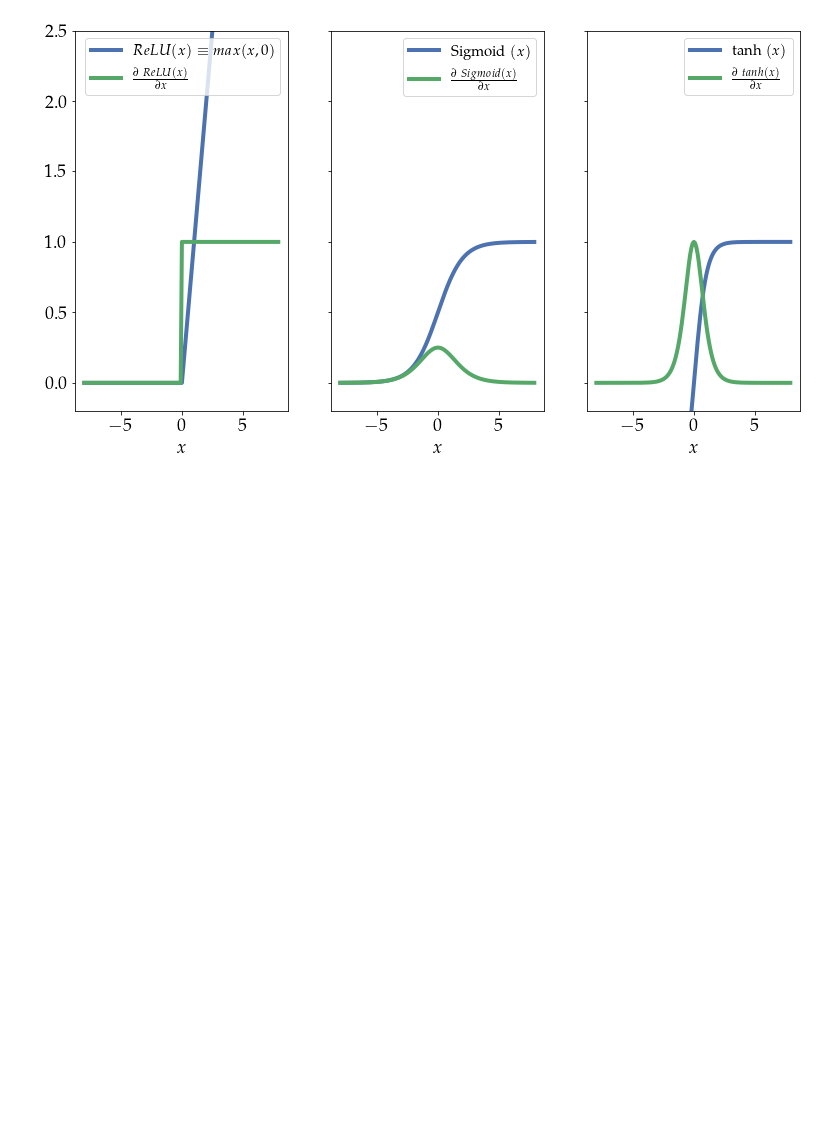
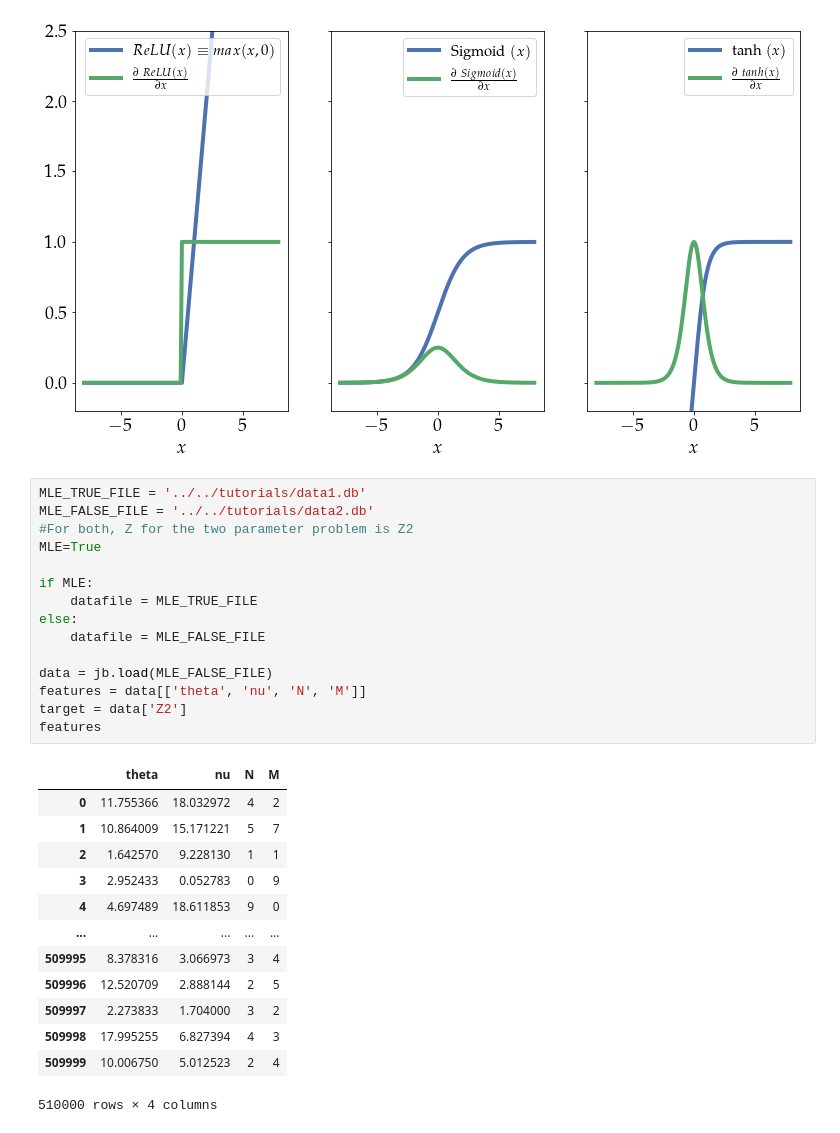
Before and after one commit to AliAlkadhim/LFI_HEP, a Jupyter notebook: src/Two_params/autograd2.ipynb, the cells around one changed output. Cells and saved outputs as stored; diff of their text form; blank space fills up the shorter version.

```diff
--- a/src/Two_params/autograd2.ipynb
+++ b/src/Two_params/autograd2.ipynb
@@ -499,3 +535,32 @@ for ax in axes:
     ax.legend(fontsize=15)
 # %% [output]
 [figure]
+# %%
+MLE_TRUE_FILE = '../../tutorials/data1.db'
+MLE_FALSE_FILE = '../../tutorials/data2.db'
+#For both, Z for the two parameter problem is Z2
+MLE=True
+
+if MLE:
+    datafile = MLE_TRUE_FILE
+else:
+    datafile = MLE_FALSE_FILE
+
+data = jb.load(MLE_FALSE_FILE)
+features = data[['theta', 'nu', 'N', 'M']]
+target = data['Z2']
+features
+# %% [output]
+|  | theta | nu | N | M |
+| 0 | 11.755366 | 18.032972 | 4 | 2 |
+| 1 | 10.864009 | 15.171221 | 5 | 7 |
+| 2 | 1.642570 | 9.228130 | 1 | 1 |
+| 3 | 2.952433 | 0.052783 | 0 | 9 |
+| 4 | 4.697489 | 18.611853 | 9 | 0 |
+| ... | ... | ... | ... | ... |
+| 509995 | 8.378316 | 3.066973 | 3 | 4 |
+| 509996 | 12.520709 | 2.888144 | 2 | 5 |
+| 509997 | 2.273833 | 1.704000 | 3 | 2 |
+| 509998 | 17.995255 | 6.827394 | 4 | 3 |
+| 509999 | 10.006750 | 5.012523 | 2 | 4 |
+510000 rows × 4 columns
```
Also changed, not shown: parts of 2 cells of this notebook, 8 other files.
